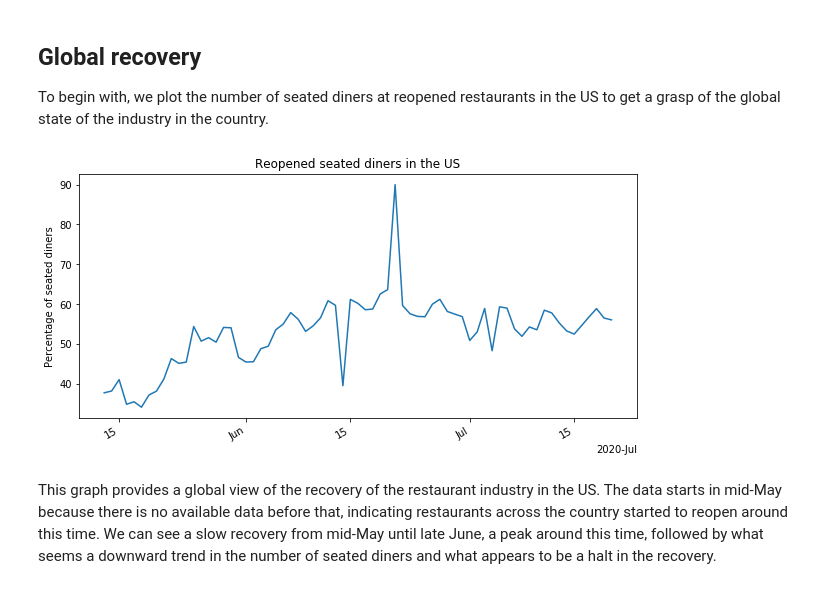
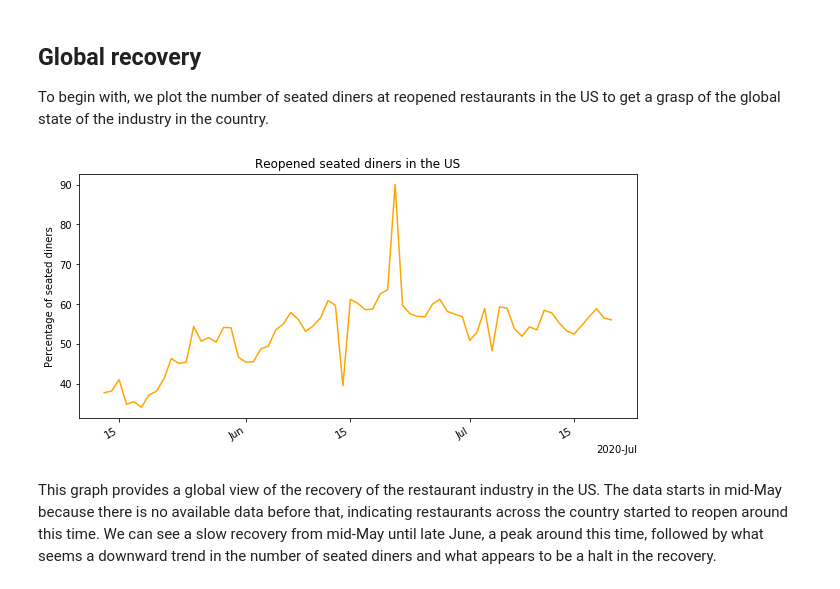
Before and after one commit to manuelarod/restaurant-industry-amidst-covid19, a Jupyter notebook: data-analysis.ipynb, the cells around one changed output. Cells and saved outputs as stored; diff of their text form; code cells hidden in the pictures.

```diff
--- a/data-analysis.ipynb
+++ b/data-analysis.ipynb
@@ -207,24 +207,24 @@ To begin with, we plot the number of seated diners at reopened restaurants in th
 # %%
 plt.close('all')
 
 fig4, ax4 = plt.subplots(figsize=(10,5))
 
 ax4 = plt.axes()
 no_null = us_df[us_df['Value']!=0.00]
-ax4.plot(no_null['NewDate'],no_null['Value'])
+ax4.plot(no_null['NewDate'],no_null['Value'],color='orange')
 
 locator = mdates.AutoDateLocator()
 formatter = mdates.ConciseDateFormatter(locator)
 ax4.xaxis.set_major_locator(locator)
 ax4.xaxis.set_major_formatter(formatter)
 
 fig4.autofmt_xdate()
 
 plt.ylabel('Percentage of seated diners')
 plt.title('Reopened seated diners in the US')
 plt.show()
 # %% [output]
-[figure, old version]
+[figure, new version]
 # %% [markdown]
 This graph provides a global view of the recovery of the restaurant industry in the US. The data starts in mid-May because there is no available data before that, indicating restaurants across the country started to reopen around this time. We can see a slow recovery from mid-May until late June, a peak around this time, followed by what seems a downward trend in the number of seated diners and what appears to be a halt in the recovery.
 # %%
```
Also changed, not shown: parts of 10 cells of this notebook.
